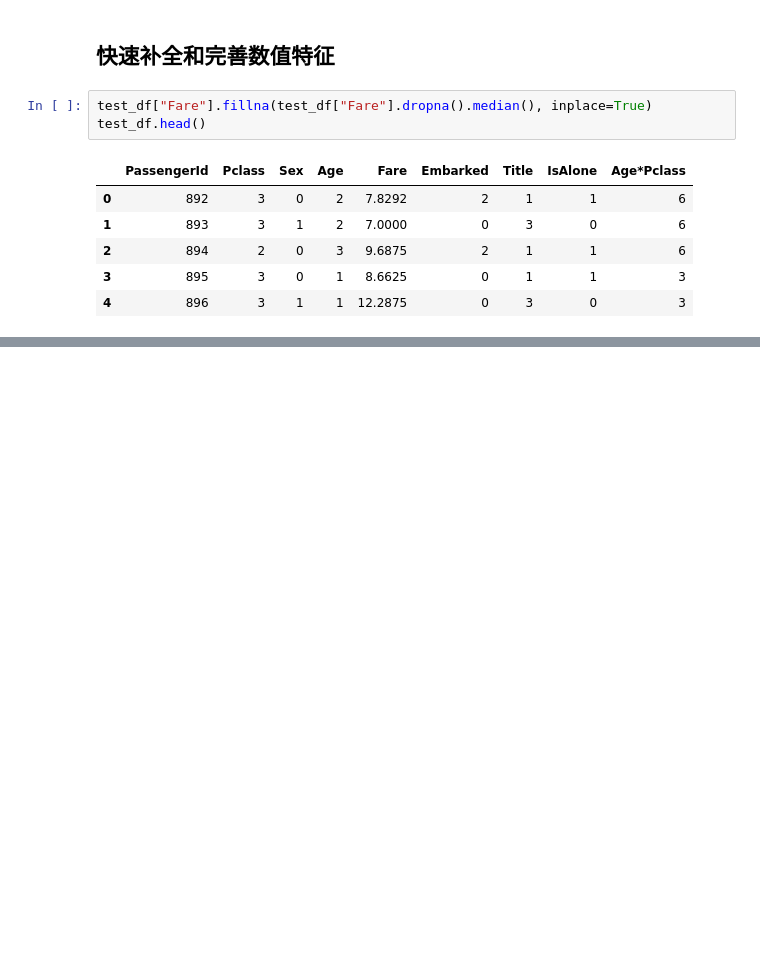
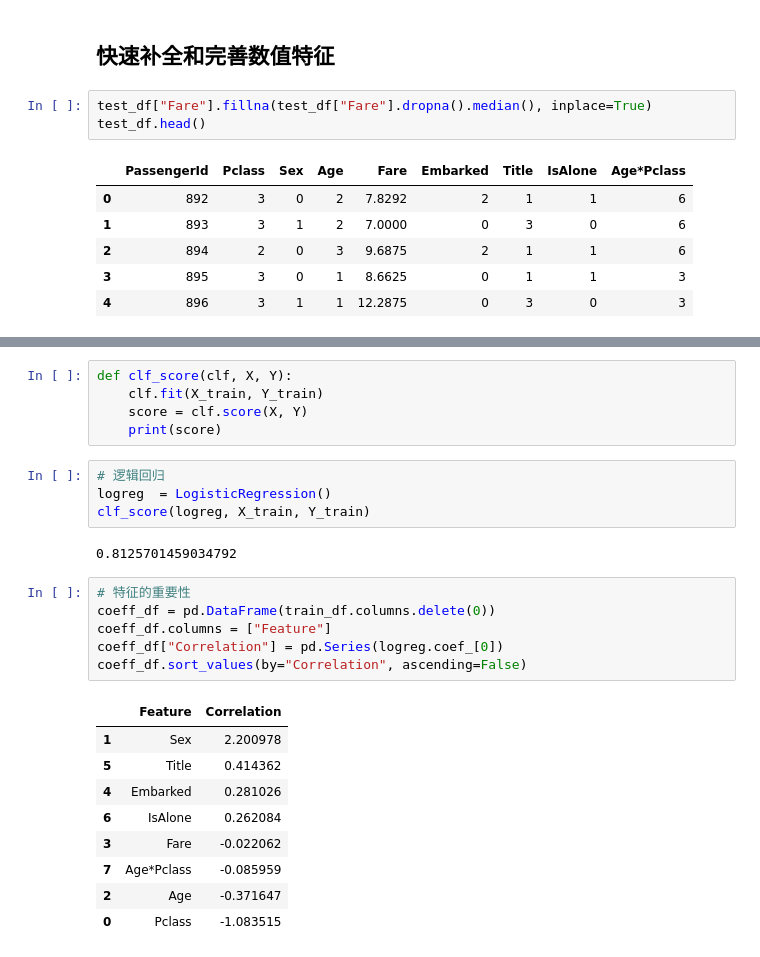
Before and after one commit to yunshuipiao/sw-kaggle, a Jupyter notebook: titanic/02.ipynb, the cells around one changed output, grey strips where cells are left out. Saved outputs shown, nothing was run; the diff lists cells and outputs as text; blank space fills up the shorter version.

```diff
--- a/titanic/02.ipynb
+++ b/titanic/02.ipynb
@@ -447,0 +493,27 @@ test_df.head()
+# %%
+def clf_score(clf, X, Y):
+    clf.fit(X_train, Y_train)
+    score = clf.score(X, Y)
+    print(score)
+# %%
+# 逻辑回归
+logreg  = LogisticRegression()
+clf_score(logreg, X_train, Y_train)
+# %% [output]
+0.8125701459034792
+# %%
+# 特征的重要性
+coeff_df = pd.DataFrame(train_df.columns.delete(0))
+coeff_df.columns = ["Feature"]
+coeff_df["Correlation"] = pd.Series(logreg.coef_[0])
+coeff_df.sort_values(by="Correlation", ascending=False)
+# %% [output]
+|  | Feature | Correlation |
+| 1 | Sex | 2.200978 |
+| 5 | Title | 0.414362 |
+| 4 | Embarked | 0.281026 |
+| 6 | IsAlone | 0.262084 |
+| 3 | Fare | -0.022062 |
+| 7 | Age*Pclass | -0.085959 |
+| 2 | Age | -0.371647 |
+| 0 | Pclass | -1.083515 |
```
Also changed, not shown: parts of 19 cells of this notebook, 1 other file.
